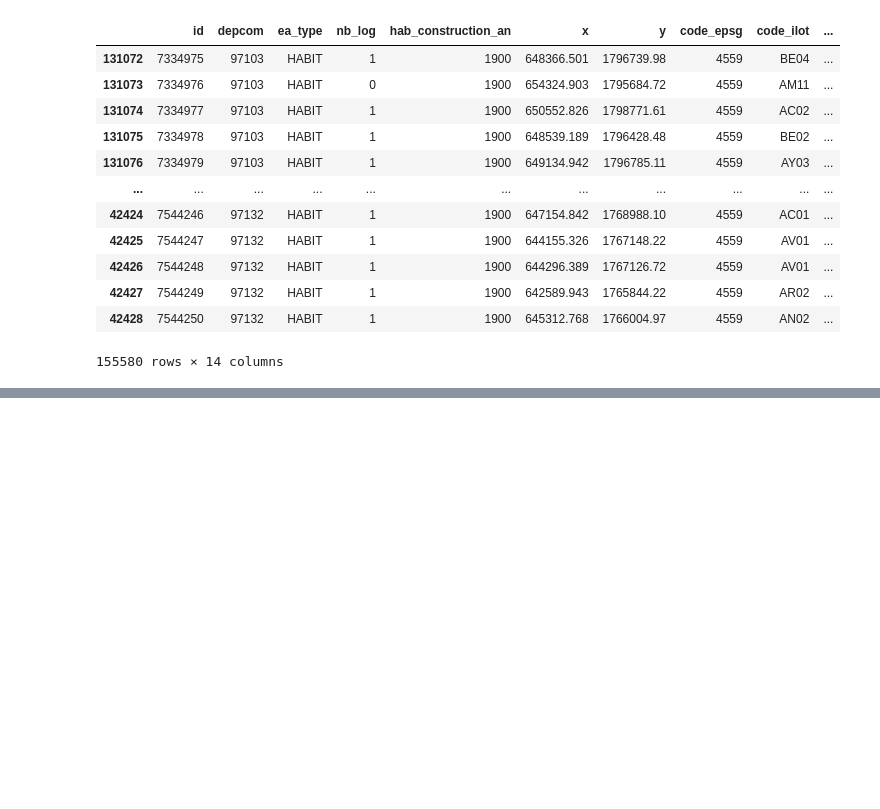
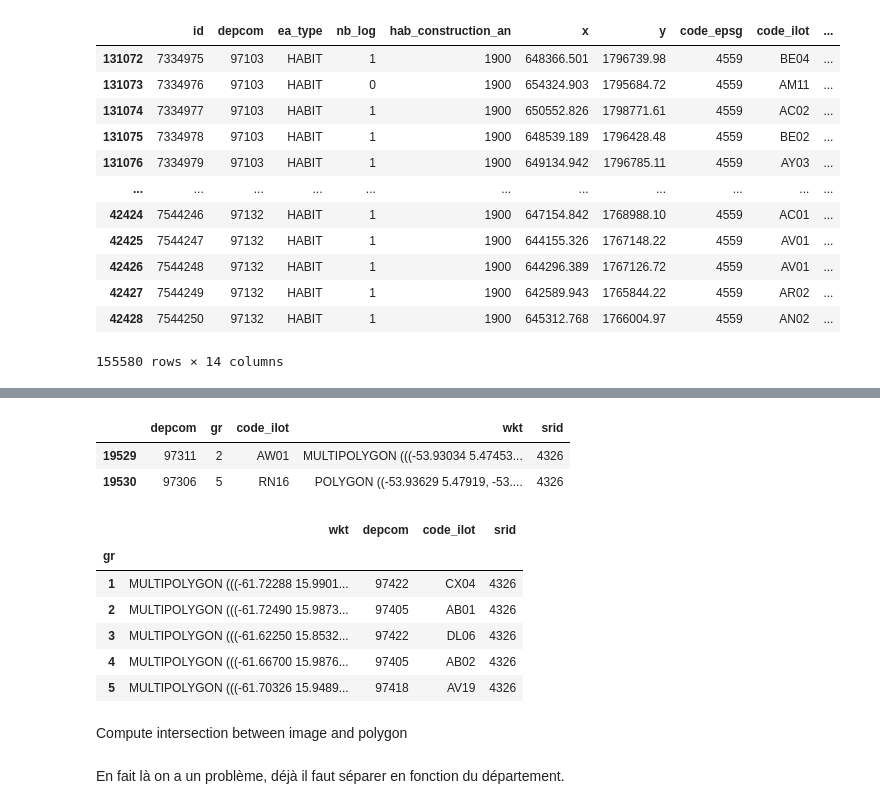
Before and after one commit to InseeFrLab/detection-habitat-spontane, a Jupyter notebook: notebooks/explore_ril.ipynb, the cells around one changed output, grey strips where cells are left out. Drawn from its saved outputs; the diff is of its cells as text; code cells hidden in the pictures; blank space fills up the shorter version.

```diff
--- a/notebooks/explore_ril.ipynb
+++ b/notebooks/explore_ril.ipynb
@@ -1065,0 +1226,6 @@ a
+# %%
+b
+# %% [output]
+|  | depcom | gr | code_ilot | wkt | srid |
+| 19529 | 97311 | 2 | AW01 | MULTIPOLYGON (((-53.93034 5.47453... | 4326 |
+| 19530 | 97306 | 5 | RN16 | POLYGON ((-53.93629 5.47919, -53.... | 4326 |
@@ -1065,0 +1234,14 @@ a
+# %%
+gdf.dissolve(by="gr")
+# %% [output]
+|  | wkt | depcom | code_ilot | srid |
+| gr |  |  |  |  |
+| 1 | MULTIPOLYGON (((-61.72288 15.9901... | 97422 | CX04 | 4326 |
+| 2 | MULTIPOLYGON (((-61.72490 15.9873... | 97405 | AB01 | 4326 |
+| 3 | MULTIPOLYGON (((-61.62250 15.8532... | 97422 | DL06 | 4326 |
+| 4 | MULTIPOLYGON (((-61.66700 15.9876... | 97405 | AB02 | 4326 |
+| 5 | MULTIPOLYGON (((-61.70326 15.9489... | 97418 | AV19 | 4326 |
+# %% [markdown]
+Compute intersection between image and polygon
+# %% [markdown]
+En fait là on a un problème, déjà il faut séparer en fonction du département.
```
Also changed, not shown: parts of 49 cells of this notebook.
